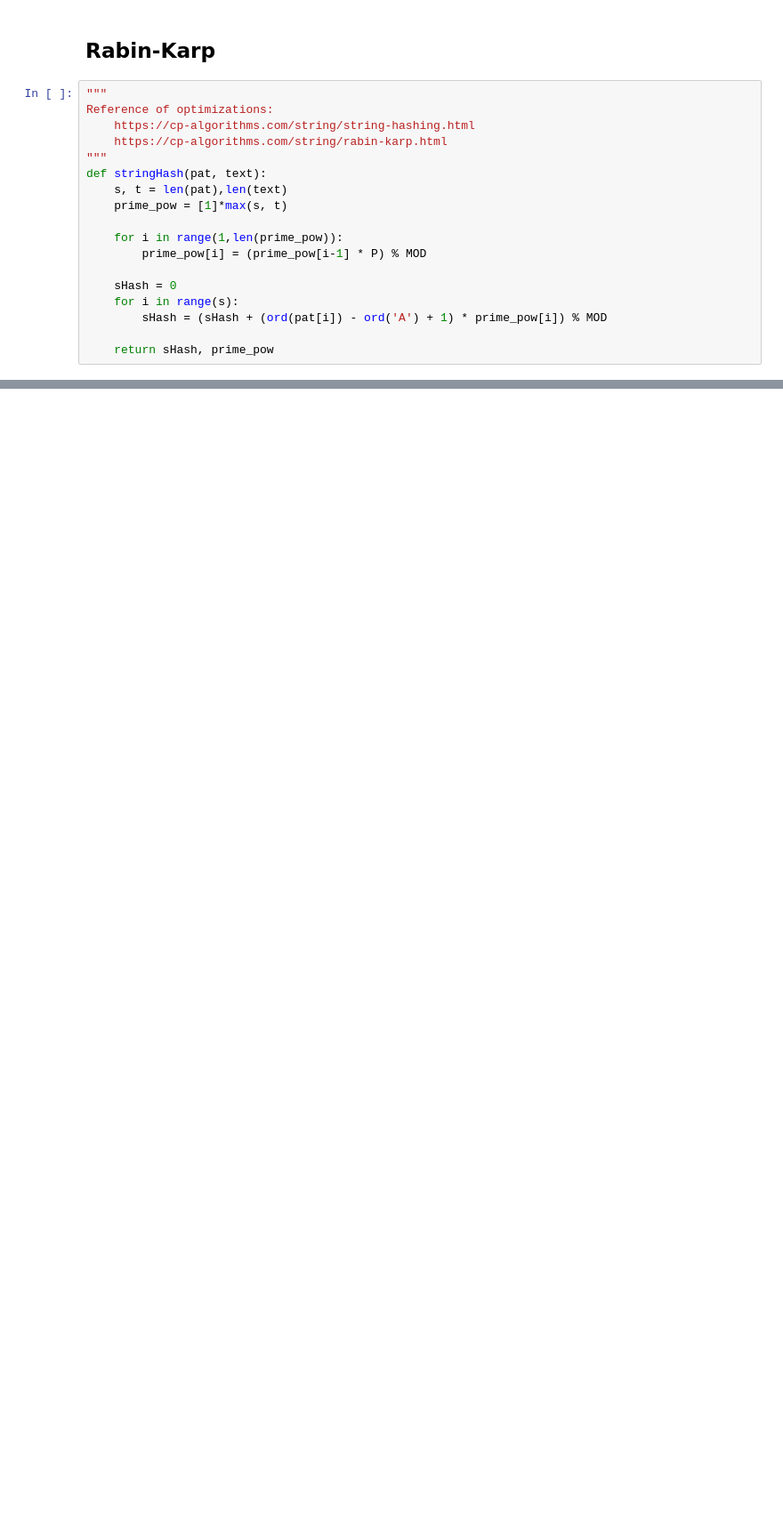
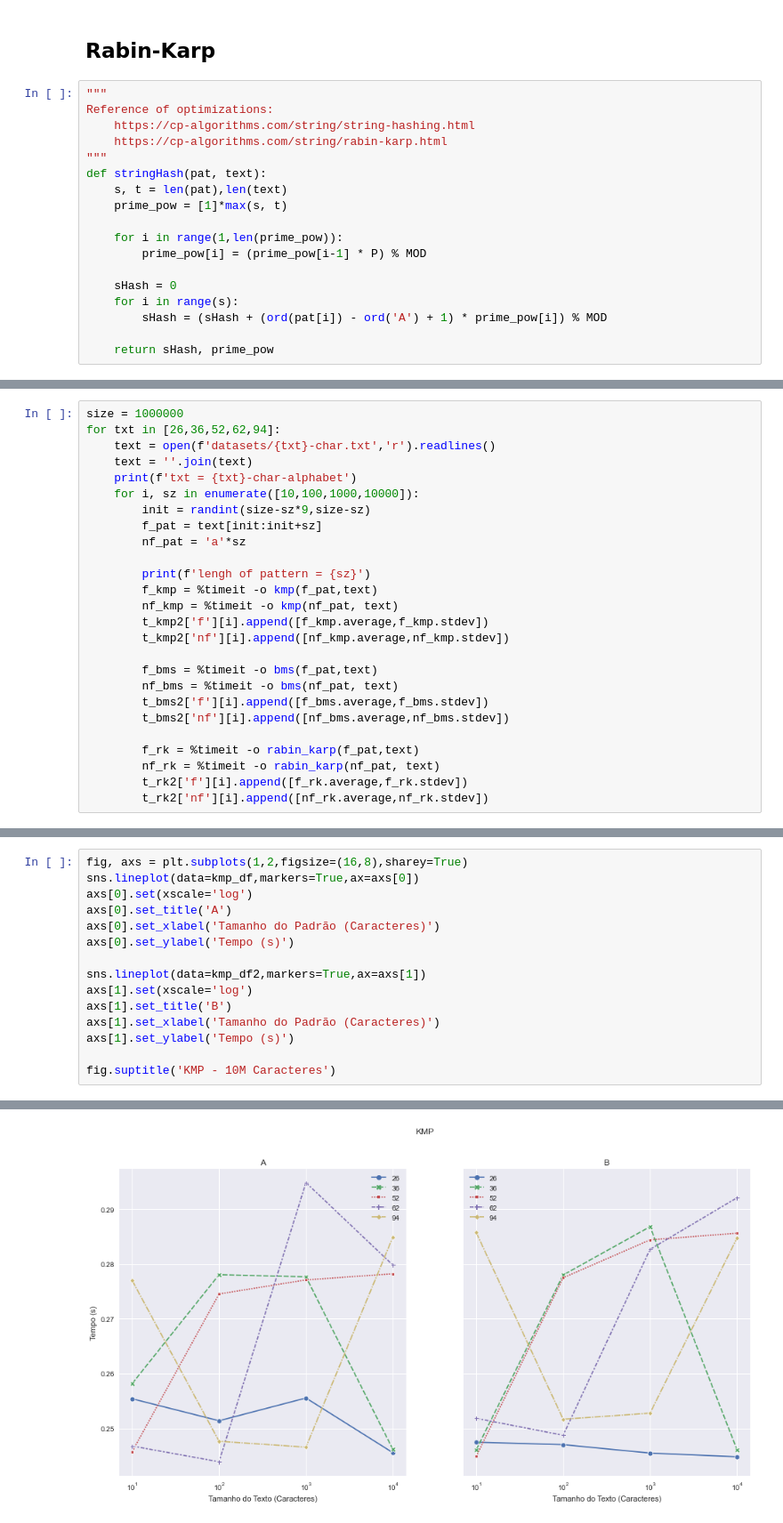
Before and after one commit to Bruno-Mascarenhas/string-matching, a Jupyter notebook: pattern-search.ipynb, the cells around one changed output, grey strips where cells are left out. Shown at 89% size. Saved outputs shown, nothing was run; the diff lists cells and outputs as text; blank space fills up the shorter version.

```diff
--- a/pattern-search.ipynb
+++ b/pattern-search.ipynb
@@ -165,0 +348,26 @@ pat = 'ABABCABAB'
+# %%
+size = 1000000
+for txt in [26,36,52,62,94]:
+    text = open(f'datasets/{txt}-char.txt','r').readlines()
+    text = ''.join(text)
+    print(f'txt = {txt}-char-alphabet')
+    for i, sz in enumerate([10,100,1000,10000]):
+        init = randint(size-sz*9,size-sz)
+        f_pat = text[init:init+sz]
+        nf_pat = 'a'*sz
+
+        print(f'lengh of pattern = {sz}')
+        f_kmp = %timeit -o kmp(f_pat,text)
+        nf_kmp = %timeit -o kmp(nf_pat, text)
+        t_kmp2['f'][i].append([f_kmp.average,f_kmp.stdev])
+        t_kmp2['nf'][i].append([nf_kmp.average,nf_kmp.stdev])
+
+        f_bms = %timeit -o bms(f_pat,text)
+        nf_bms = %timeit -o bms(nf_pat, text)
+        t_bms2['f'][i].append([f_bms.average,f_bms.stdev])
+        t_bms2['nf'][i].append([nf_bms.average,nf_bms.stdev])
+
+        f_rk = %timeit -o rabin_karp(f_pat,text)
+        nf_rk = %timeit -o rabin_karp(nf_pat, text)
+        t_rk2['f'][i].append([f_rk.average,f_rk.stdev])
+        t_rk2['nf'][i].append([nf_rk.average,nf_rk.stdev])
@@ -165,0 +486,16 @@ pat = 'ABABCABAB'
+# %%
+fig, axs = plt.subplots(1,2,figsize=(16,8),sharey=True)
+sns.lineplot(data=kmp_df,markers=True,ax=axs[0])
+axs[0].set(xscale='log')
+axs[0].set_title('A')
+axs[0].set_xlabel('Tamanho do Padrão (Caracteres)')
+axs[0].set_ylabel('Tempo (s)')
+
+sns.lineplot(data=kmp_df2,markers=True,ax=axs[1])
+axs[1].set(xscale='log')
+axs[1].set_title('B')
+axs[1].set_xlabel('Tamanho do Padrão (Caracteres)')
+axs[1].set_ylabel('Tempo (s)')
+
+fig.suptitle('KMP - 10M Caracteres')
+# %% [output]
@@ -165,0 +503 @@ pat = 'ABABCABAB'
+[figure, added]
```
Also changed, not shown: parts of 24 cells of this notebook, 2 other files.
